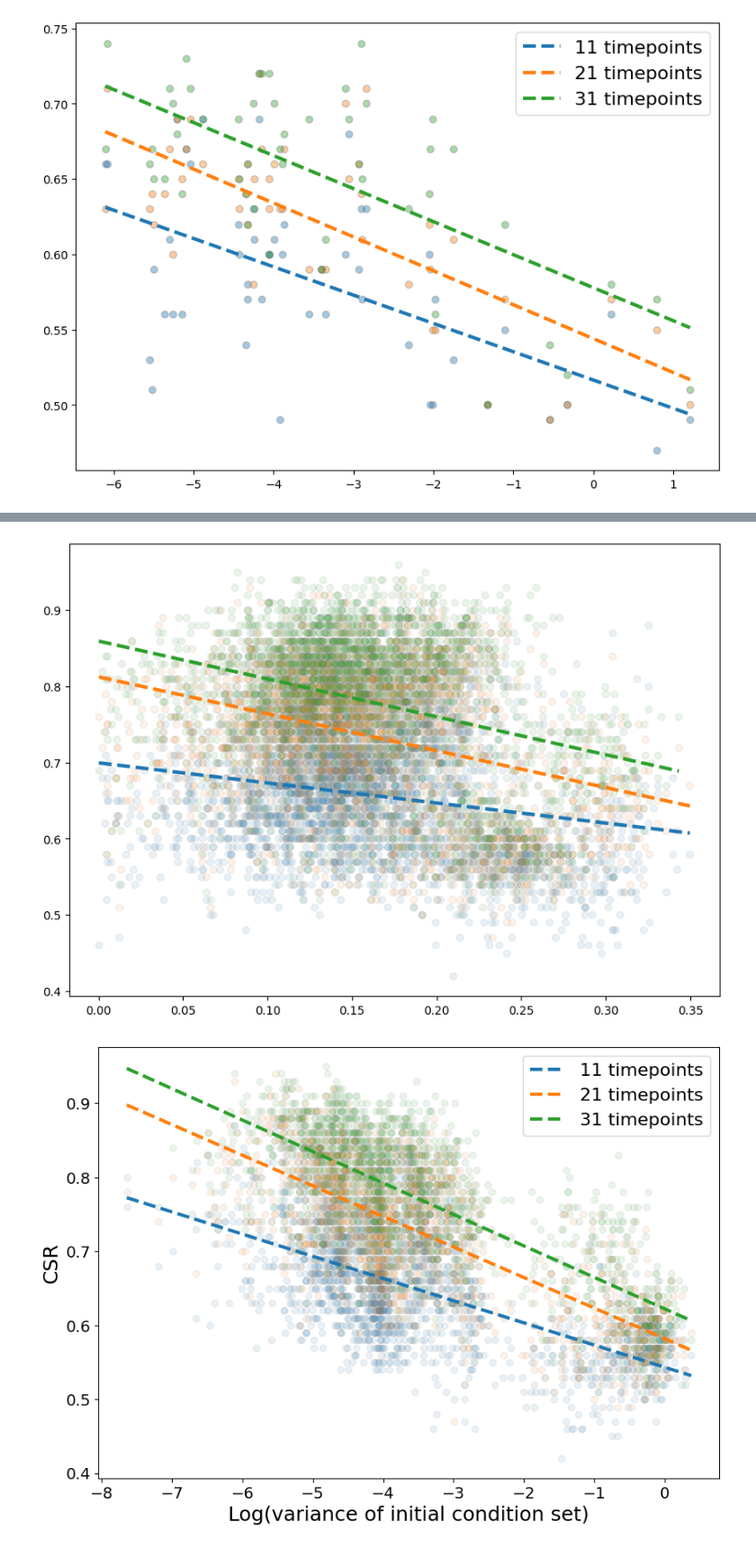
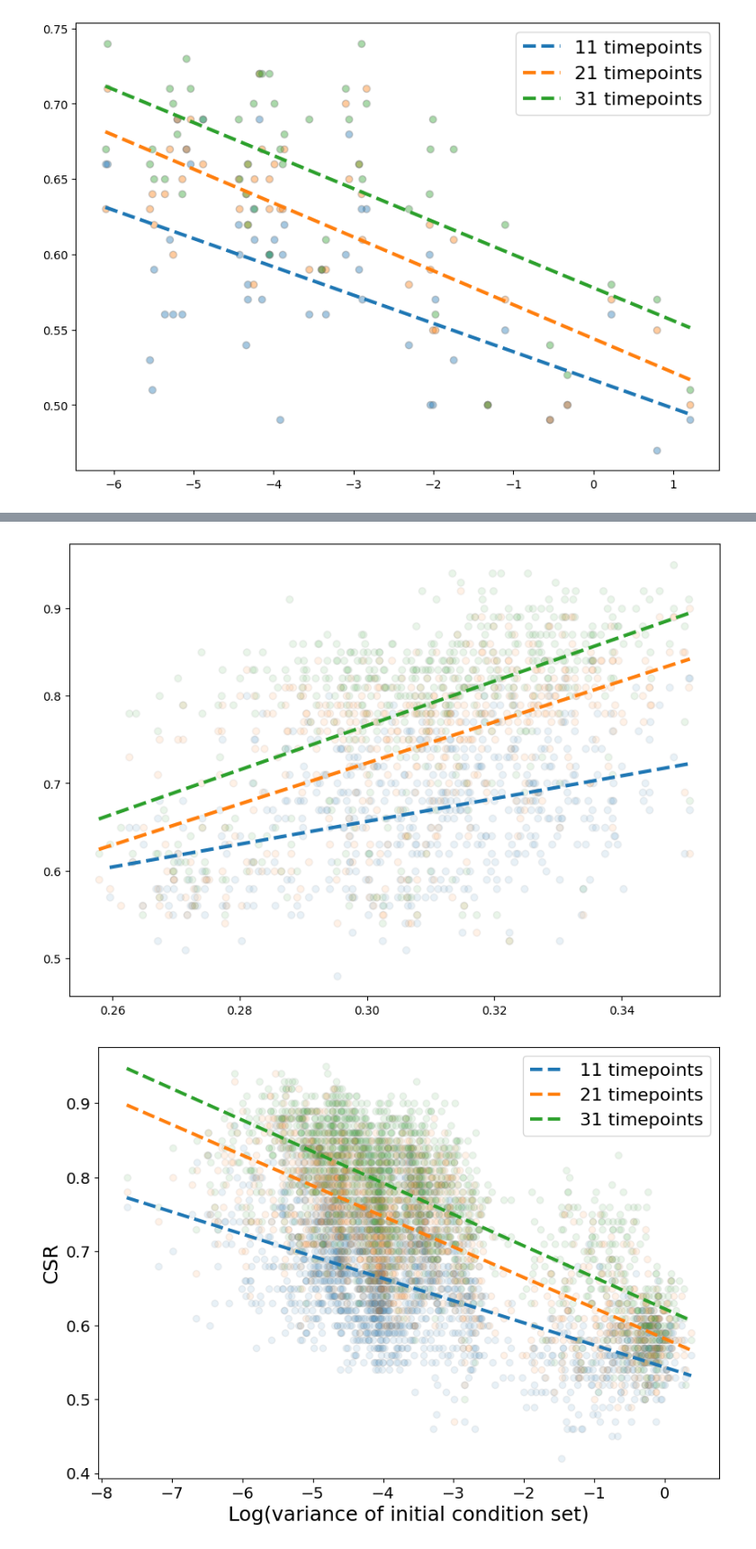
Before and after one commit to joaovaleriano/gLV_OED, a Jupyter notebook: notebooks/analysis_all_perturb.ipynb, the cells around one changed output, grey strips where cells are left out. Shown at 90% size. Saved outputs shown, nothing was run; the diff lists cells and outputs as text; code cells hidden in the pictures.

```diff
--- a/notebooks/analysis_all_perturb.ipynb
+++ b/notebooks/analysis_all_perturb.ipynb
@@ -266,3 +266,13 @@ plt.legend(fontsize=16)
 plt.show()
 # %% [output]
 [figure]
+# %%
+def distances(m):
+    n = 0
+    avg_dist = 0
+    for i in range(m.shape[0]-1):
+        for j in range(i, m.shape[0]):
+            n += 1
+            avg_dist += (np.linalg.norm(m[i]-m[j])-avg_dist)/n
+
+    return avg_dist
@@ -283,7 +350,7 @@ for j in range(len(log.attrs["n_samples"])):
         A = p[n_sp:].reshape((n_sp, n_sp))
         x_eq = -np.linalg.inv(A)@r
 
-        for n in range(2, 21):
+        for n in range(7, 8):
             df_tmp = df[df["n_init_cond"]==n]
 
             init_cond_idx = [[int(m) for m in re.findall("([0-9]+).0", i)] for i in df_tmp.init_cond_idx.values]
@@ -294,40 +361,40 @@ for j in range(len(log.attrs["n_samples"])):
             for l in range(len(init_cond_idx)):
                 init_cond = metadict["init_cond"][init_cond_idx[l]]
 
-                init_cond_x_eq = init_cond-x_eq
+                init_cond_x_eq = init_cond#-x_eq
                 norm_init_cond_x_eq = init_cond_x_eq / np.linalg.norm(init_cond_x_eq, axis=1).reshape((-1,1))
 
                 norm_init_cond_x_eq_dot = norm_init_cond_x_eq.dot(norm_init_cond_x_eq.T)
 
                 init_cond_x_eq_dot_mean.append(np.abs(norm_init_cond_x_eq_dot-np.eye(norm_init_cond_x_eq_dot.shape[0])).mean()/2)
                 csr.append(df_tmp.CSR.values[l])
 
             init_cond_x_eq_dot_mean = np.array(init_cond_x_eq_dot_mean)
             csr = np.array(csr)
 
             total_init_cond_dot.append(init_cond_x_eq_dot_mean)
             total_csr.append(csr)
 
     total_init_cond_dot = np.concatenate(total_init_cond_dot)
     total_csr = np.concatenate(total_csr)
 
     plt.scatter((total_init_cond_dot), total_csr,
                         c=f"C{j}", alpha=0.1, edgecolors="gray")
 
     reg = lm.LinearRegression()
     reg.fit((total_init_cond_dot).reshape((-1,1)), total_csr)
     plt.plot([(total_init_cond_dot).min(), (total_init_cond_dot).max()],
              reg.predict([[(total_init_cond_dot).min()], [(total_init_cond_dot).max()]]),
              ls="--", lw=3, c=f"C{j}", label=f"{metadict['n_tpoints'][j]} timepoints")
 
 # plt.xlabel("Log(variance of initial condition set)", fontsize=18)
 # plt.ylabel("CSR", fontsize=18)
 # plt.xticks(fontsize=14)
 # plt.yticks(fontsize=14)
 # plt.legend(fontsize=16)
 # plt.show()
 # %% [output]
-[figure, old version]
+[figure, new version]
 # %%
 plt.figure(figsize=(10,7))
 
```
Also changed, not shown: parts of 1 cell of this notebook, 1 other file.
